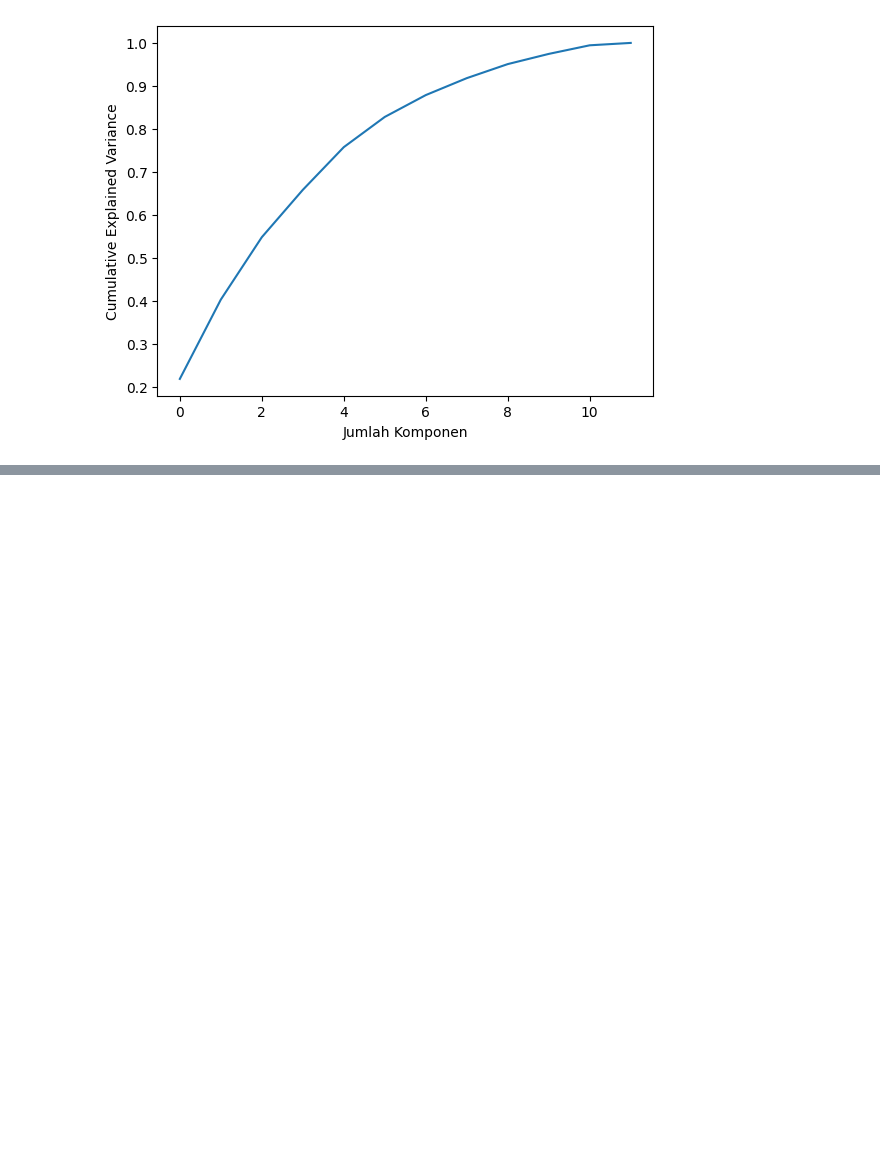
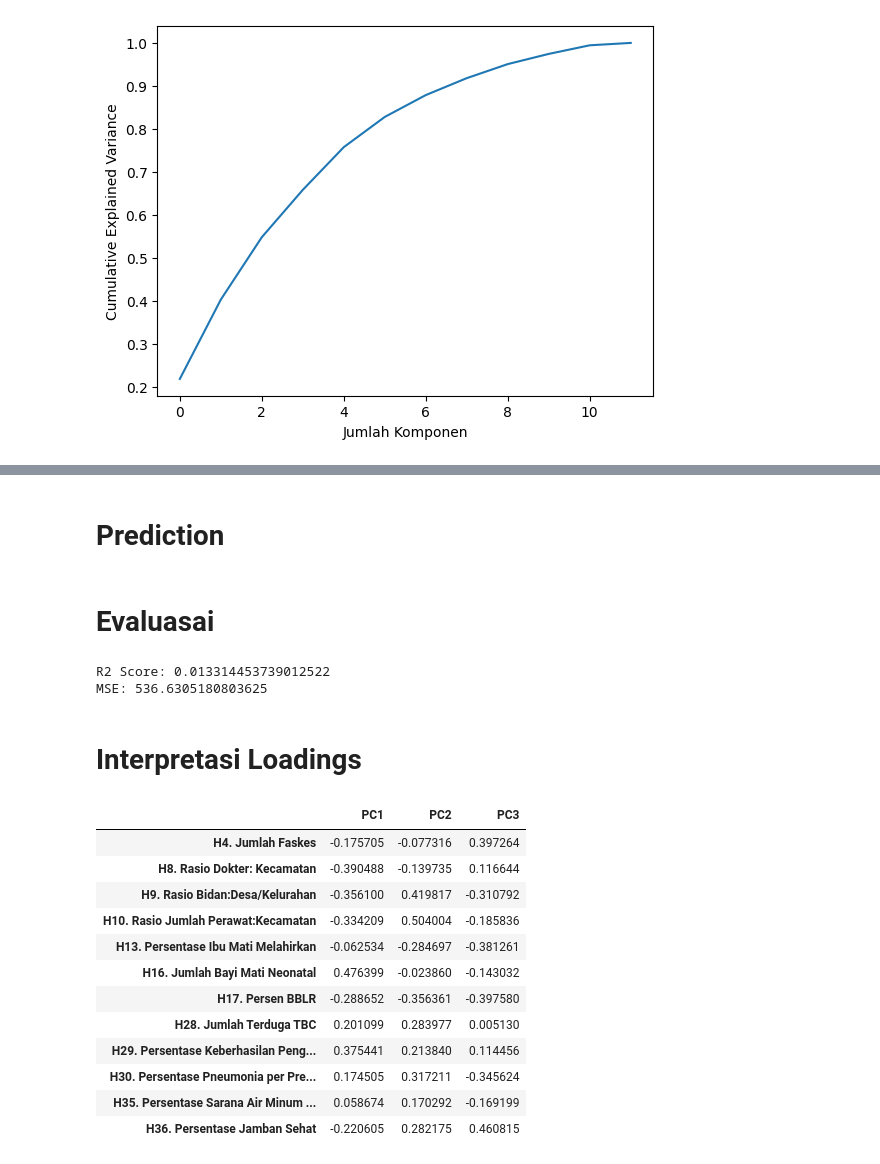
Before and after one commit to yowxy/Analyst-Principal-Component-Regresion-PCR-, a Jupyter notebook: index.ipynb, the cells around one changed output, grey strips where cells are left out. Saved outputs shown, nothing was run; the diff lists cells and outputs as text; code cells hidden in the pictures; blank space fills up the shorter version.

Commit message:
feat: add PCA Final, split data, and interpretasi loadings

```diff
--- a/index.ipynb
+++ b/index.ipynb
@@ -109,0 +112,3 @@ plt.show()
+# %%
+pca =  PCA(n_components=3)
+x_pca =  pca.fit_transform(x_scaled)
@@ -109,0 +128,2 @@ plt.show()
+# %% [markdown]
+# Prediction
@@ -109,0 +132,32 @@ plt.show()
+# %% [markdown]
+# Evaluasai
+# %%
+print("R2 Score:", r2_score(y_test, y_pred))
+print("MSE:", mean_squared_error(y_test, y_pred))
+# %% [output]
+R2 Score: 0.013314453739012522
+MSE: 536.6305180803625
+# %% [markdown]
+# Interpretasi Loadings
+# %%
+loadings = pd.DataFrame(
+    pca.components_.T,
+    columns=["PC1","PC2","PC3"],
+    index=x.columns
+)
+
+loadings
+# %% [output]
+|  | PC1 | PC2 | PC3 |
+| H4. Jumlah Faskes | -0.175705 | -0.077316 | 0.397264 |
+| H8. Rasio Dokter: Kecamatan | -0.390488 | -0.139735 | 0.116644 |
+| H9. Rasio Bidan:Desa/Kelurahan | -0.356100 | 0.419817 | -0.310792 |
+| H10. Rasio Jumlah Perawat:Kecamatan | -0.334209 | 0.504004 | -0.185836 |
+| H13. Persentase Ibu Mati Melahirkan | -0.062534 | -0.284697 | -0.381261 |
+| H16. Jumlah Bayi Mati Neonatal | 0.476399 | -0.023860 | -0.143032 |
+| H17. Persen BBLR | -0.288652 | -0.356361 | -0.397580 |
+| H28. Jumlah Terduga TBC | 0.201099 | 0.283977 | 0.005130 |
+| H29. Persentase Keberhasilan Peng... | 0.375441 | 0.213840 | 0.114456 |
+| H30. Persentase Pneumonia per Pre... | 0.174505 | 0.317211 | -0.345624 |
+| H35. Persentase Sarana Air Minum ... | 0.058674 | 0.170292 | -0.169199 |
+| H36. Persentase Jamban Sehat | -0.220605 | 0.282175 | 0.460815 |
```
Also changed, not shown: parts of 6 cells of this notebook.
